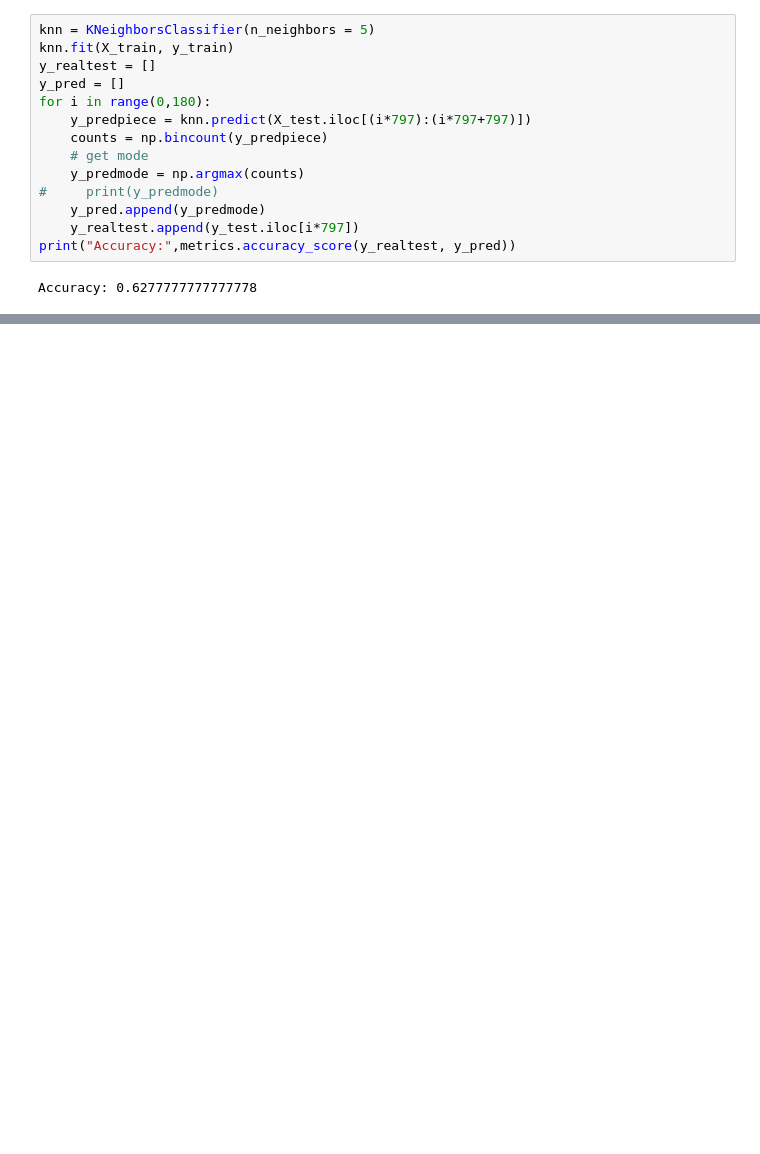
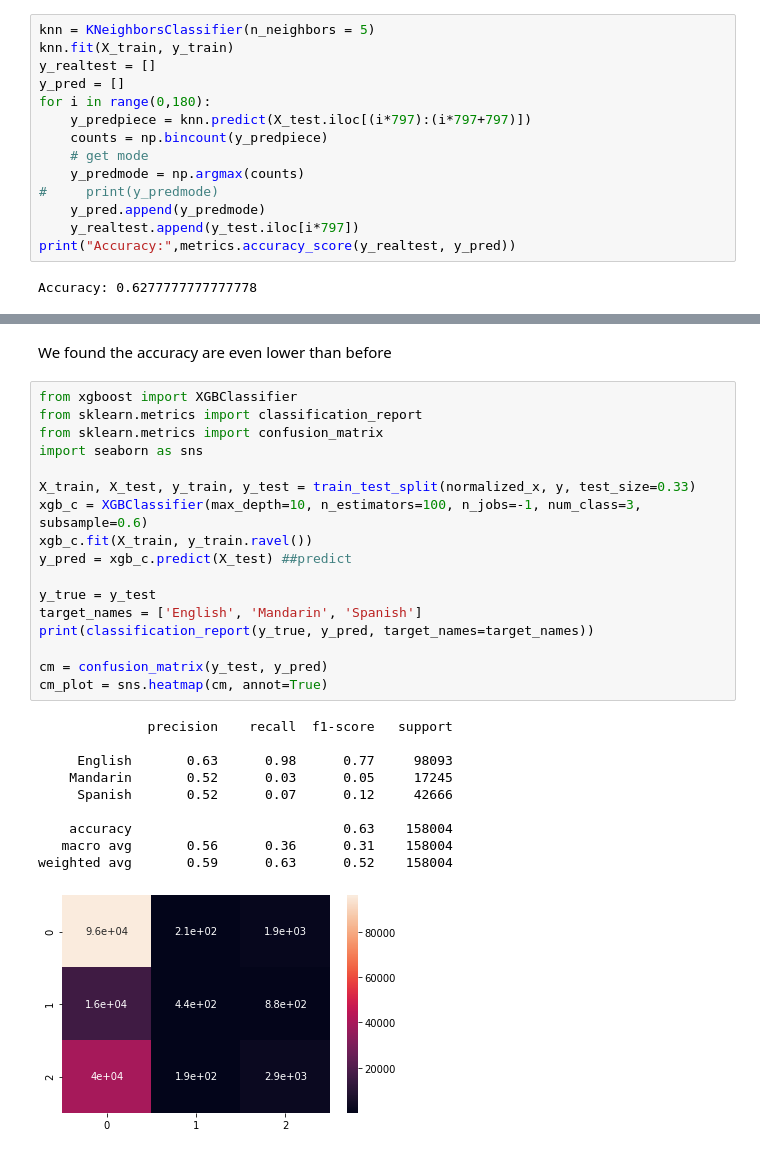
Before and after one commit to clgithubacc/Feature-and-Model-Comparison-on-Classifying-Linguistic-Background-of-Speakers, a Jupyter notebook: KNN speaker classifier.ipynb, the cells around one changed output, grey strips where cells are left out. Cells and saved outputs as stored; diff of their text form; blank space fills up the shorter version.

```diff
--- a/KNN speaker classifier.ipynb
+++ b/KNN speaker classifier.ipynb
@@ -353,0 +426,30 @@ Accuracy: 0.6277777777777778
+# %% [markdown]
+We found the accuracy are even lower than before
+# %%
+from xgboost import XGBClassifier
+from sklearn.metrics import classification_report
+from sklearn.metrics import confusion_matrix
+import seaborn as sns
+
+X_train, X_test, y_train, y_test = train_test_split(normalized_x, y, test_size=0.33)
+xgb_c = XGBClassifier(max_depth=10, n_estimators=100, n_jobs=-1, num_class=3, subsample=0.6)
+xgb_c.fit(X_train, y_train.ravel())
+y_pred = xgb_c.predict(X_test) ##predict
+
+y_true = y_test
+target_names = ['English', 'Mandarin', 'Spanish']
+print(classification_report(y_true, y_pred, target_names=target_names))
+
+cm = confusion_matrix(y_test, y_pred)
+cm_plot = sns.heatmap(cm, annot=True)
+# %% [output]
+              precision    recall  f1-score   support
+
+     English       0.63      0.98      0.77     98093
+    Mandarin       0.52      0.03      0.05     17245
+     Spanish       0.52      0.07      0.12     42666
+
+    accuracy                           0.63    158004
+   macro avg       0.56      0.36      0.31    158004
+weighted avg       0.59      0.63      0.52    158004
+[figure, added]
```
Also changed, not shown: parts of 14 cells of this notebook.
